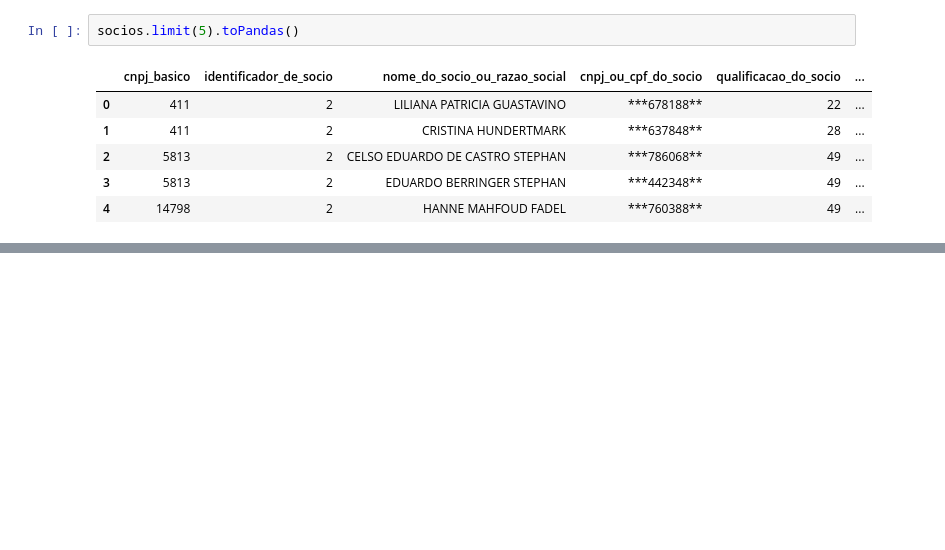
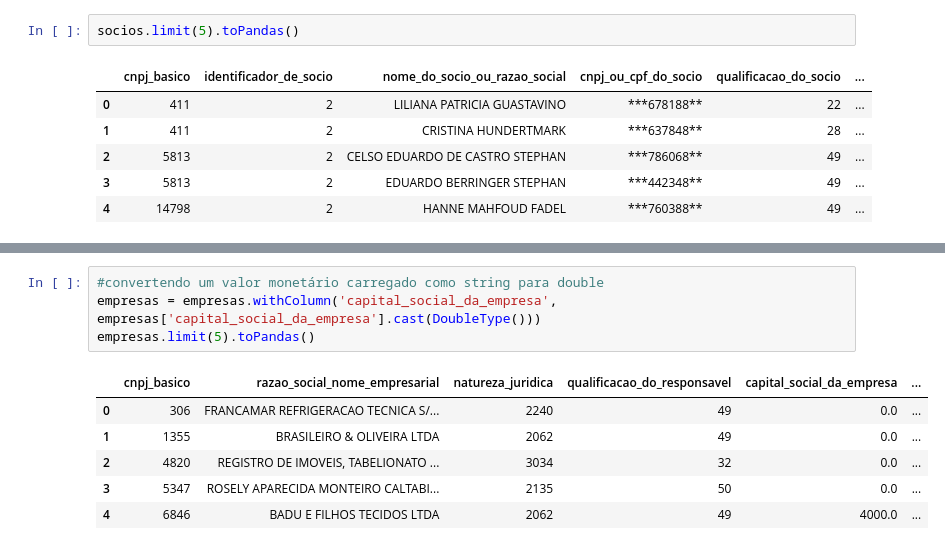
Before and after one commit to alinept/spark_project, a Jupyter notebook: spark_project.ipynb, the cells around one changed output, grey strips where cells are left out. Drawn from its saved outputs; the diff is of its cells as text; blank space fills up the shorter version.

```diff
--- a/spark_project.ipynb
+++ b/spark_project.ipynb
@@ -194,0 +222,11 @@ socios.limit(5).toPandas()
+# %%
+#convertendo um valor monetário carregado como string para double
+empresas = empresas.withColumn('capital_social_da_empresa', empresas['capital_social_da_empresa'].cast(DoubleType()))
+empresas.limit(5).toPandas()
+# %% [output]
+|  | cnpj_basico | razao_social_nome_empresarial | natureza_juridica | qualificacao_do_responsavel | capital_social_da_empresa | ... |
+| 0 | 306 | FRANCAMAR REFRIGERACAO TECNICA S/... | 2240 | 49 | 0.0 | ... |
+| 1 | 1355 | BRASILEIRO & OLIVEIRA LTDA | 2062 | 49 | 0.0 | ... |
+| 2 | 4820 | REGISTRO DE IMOVEIS, TABELIONATO ... | 3034 | 32 | 0.0 | ... |
+| 3 | 5347 | ROSELY APARECIDA MONTEIRO CALTABI... | 2135 | 50 | 0.0 | ... |
+| 4 | 6846 | BADU E FILHOS TECIDOS LTDA | 2062 | 49 | 4000.0 | ... |
```
Also changed, not shown: parts of 6 cells of this notebook.
